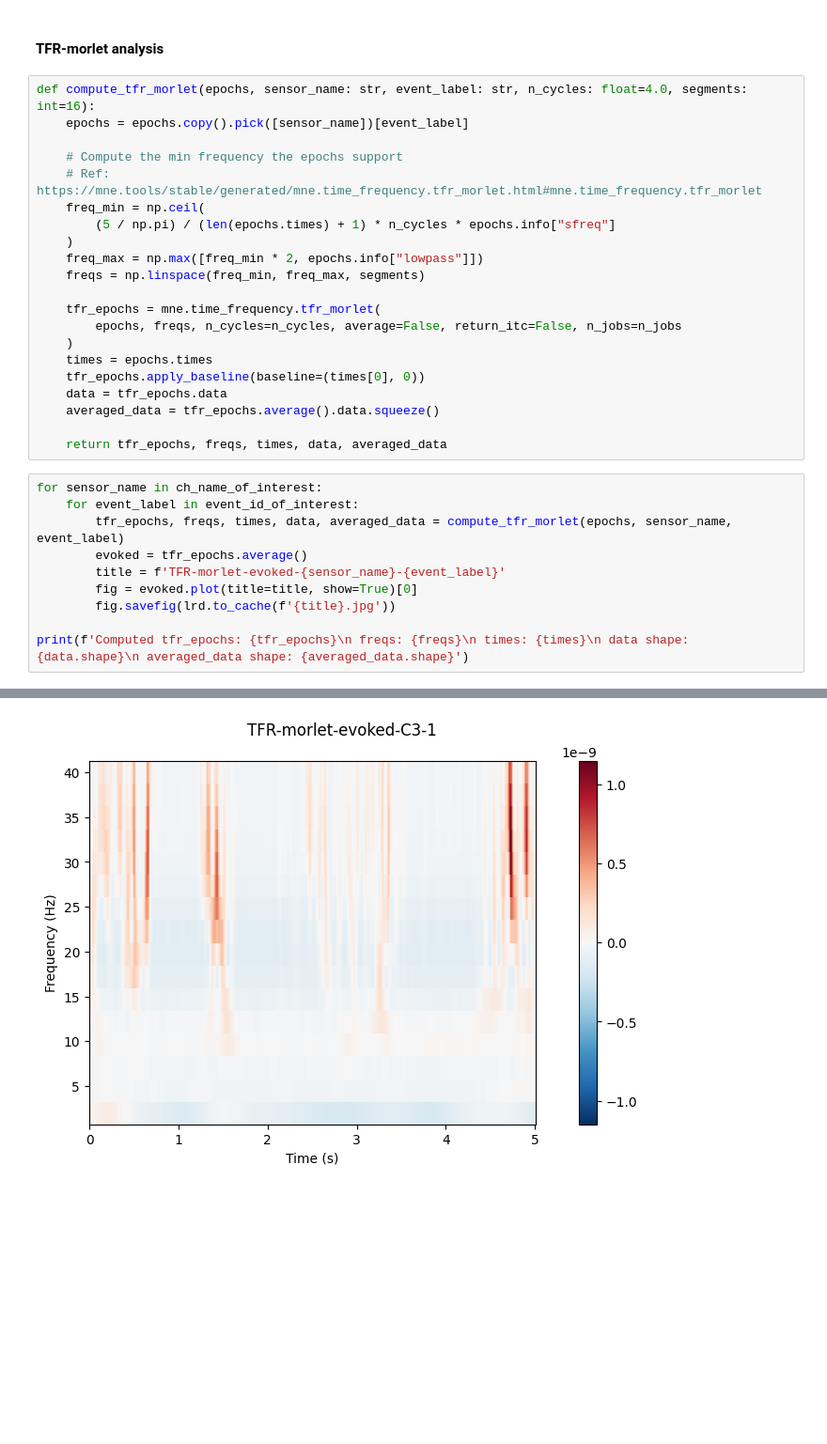
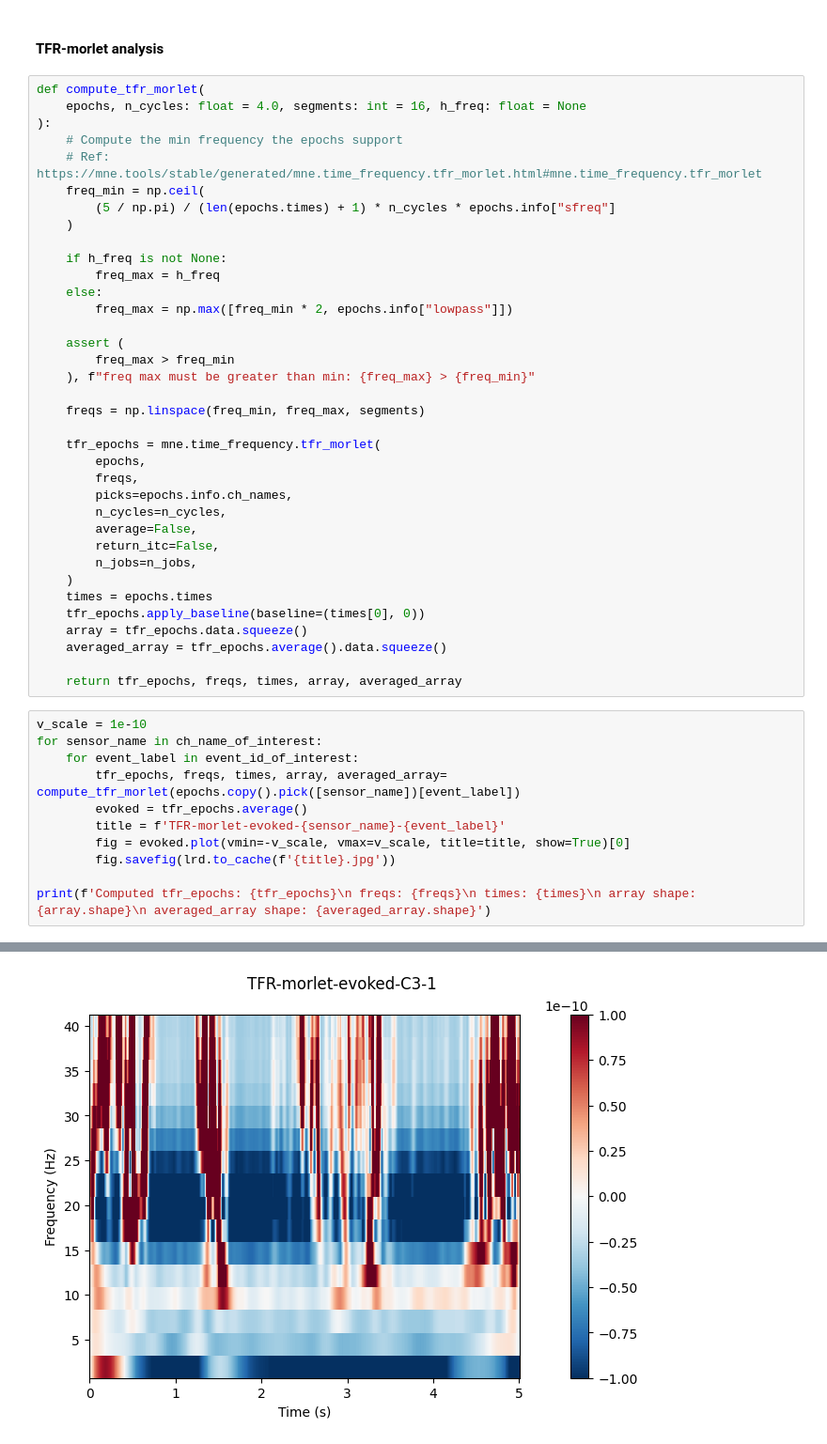
Before and after one commit to listenzcc/eeg-for-everyone-v1, a Jupyter notebook: backend/mi.ipynb, the cells around one changed output, grey strips where cells are left out. Shown at 94% size. Cells and saved outputs as stored; diff of their text form; blank space fills up the shorter version.

```diff
--- a/backend/mi.ipynb
+++ b/backend/mi.ipynb
@@ -218,34 +219,50 @@ No projector specified for this dataset. Please consider the method self.add_pro
 # %% [markdown]
 #### TFR-morlet analysis
 # %%
-def compute_tfr_morlet(epochs, sensor_name: str, event_label: str, n_cycles: float=4.0, segments: int=16):
-    epochs = epochs.copy().pick([sensor_name])[event_label]
-
+def compute_tfr_morlet(
+    epochs, n_cycles: float = 4.0, segments: int = 16, h_freq: float = None
+):
     # Compute the min frequency the epochs support
     # Ref: https://mne.tools/stable/generated/mne.time_frequency.tfr_morlet.html#mne.time_frequency.tfr_morlet
     freq_min = np.ceil(
         (5 / np.pi) / (len(epochs.times) + 1) * n_cycles * epochs.info["sfreq"]
     )
-    freq_max = np.max([freq_min * 2, epochs.info["lowpass"]])
+
+    if h_freq is not None:
+        freq_max = h_freq
+    else:
+        freq_max = np.max([freq_min * 2, epochs.info["lowpass"]])
+
+    assert (
+        freq_max > freq_min
+    ), f"freq max must be greater than min: {freq_max} > {freq_min}"
+
     freqs = np.linspace(freq_min, freq_max, segments)
 
     tfr_epochs = mne.time_frequency.tfr_morlet(
-        epochs, freqs, n_cycles=n_cycles, average=False, return_itc=False, n_jobs=n_jobs
+        epochs,
+        freqs,
+        picks=epochs.info.ch_names,
+        n_cycles=n_cycles,
+        average=False,
+        return_itc=False,
+        n_jobs=n_jobs,
     )
     times = epochs.times
     tfr_epochs.apply_baseline(baseline=(times[0], 0))
-    data = tfr_epochs.data
-    averaged_data = tfr_epochs.average().data.squeeze()
+    array = tfr_epochs.data.squeeze()
+    averaged_array = tfr_epochs.average().data.squeeze()
 
-    return tfr_epochs, freqs, times, data, averaged_data
+    return tfr_epochs, freqs, times, array, averaged_array
 # %%
+v_scale = 1e-10
 for sensor_name in ch_name_of_interest:
     for event_label in event_id_of_interest:
-        tfr_epochs, freqs, times, data, averaged_data = compute_tfr_morlet(epochs, sensor_name, event_label)
+        tfr_epochs, freqs, times, array, averaged_array= compute_tfr_morlet(epochs.copy().pick([sensor_name])[event_label])
         evoked = tfr_epochs.average()
         title = f'TFR-morlet-evoked-{sensor_name}-{event_label}'
-        fig = evoked.plot(title=title, show=True)[0]
+        fig = evoked.plot(vmin=-v_scale, vmax=v_scale, title=title, show=True)[0]
         fig.savefig(lrd.to_cache(f'{title}.jpg'))
 
-print(f'Computed tfr_epochs: {tfr_epochs}\n freqs: {freqs}\n times: {times}\n data shape: {data.shape}\n averaged_data shape: {averaged_data.shape}')
+print(f'Computed tfr_epochs: {tfr_epochs}\n freqs: {freqs}\n times: {times}\n array shape: {array.shape}\n averaged_array shape: {averaged_array.shape}')
 # %% [output]
@@ -257 +274 @@ No baseline correction applied
-[figure, old version]
+[figure, new version]
```
Also changed, not shown: parts of 8 cells of this notebook.
